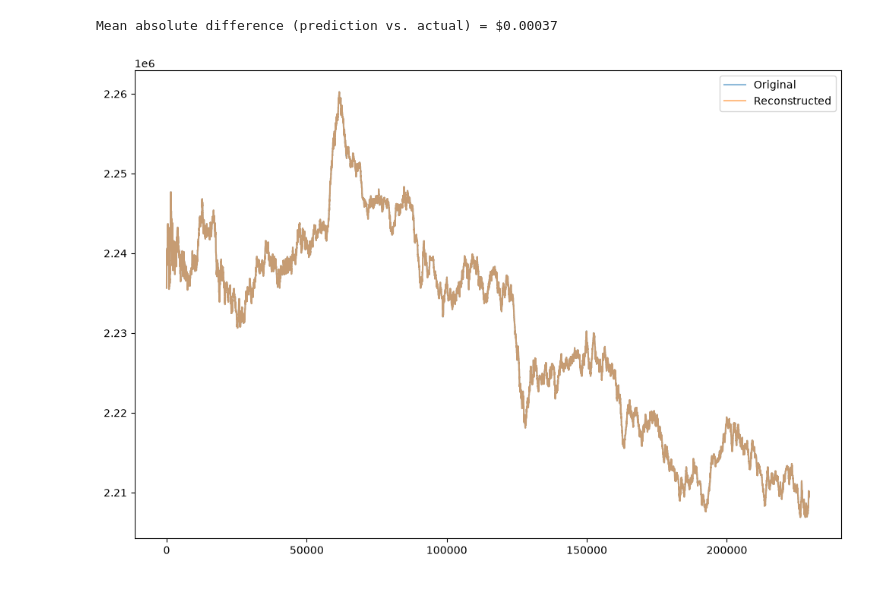
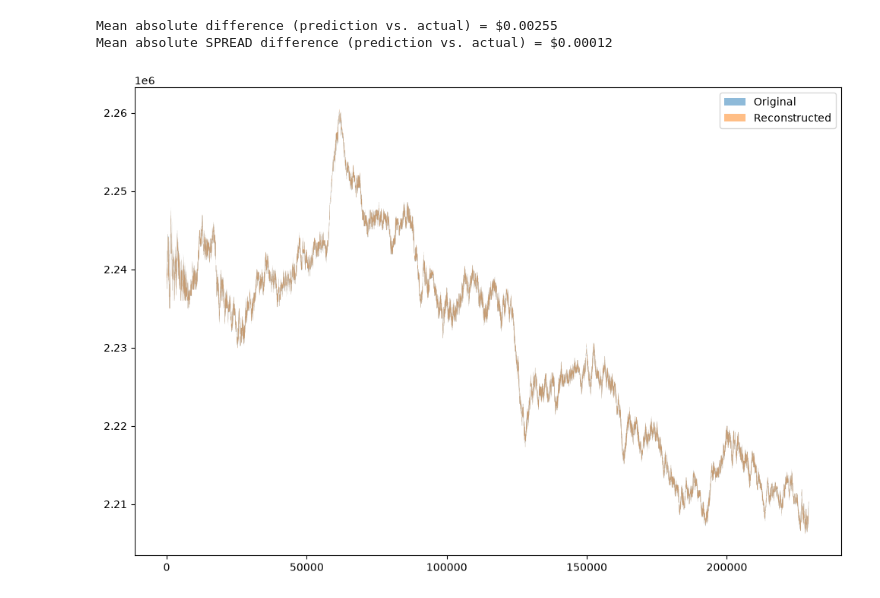
Before and after one commit to carsonalh/PatternAnalysis-2026, a Jupyter notebook: recognition/notebooks/lobster_autoencoder.ipynb, the cells around one changed output. Drawn from its saved outputs; the diff is of its cells as text; code cells hidden in the pictures.

```diff
--- a/recognition/notebooks/lobster_autoencoder.ipynb
+++ b/recognition/notebooks/lobster_autoencoder.ipynb
@@ -12,11 +12,11 @@ EPOCHS = 15
 
 device = torch.device('cuda' if torch.cuda.is_available() else 'cpu')
 
-embedder = Embedder.to(device)
+embedder = Embedder().to(device)
 decoder = Decoder.to(device)
 
 train_data = LOBSTERLevel10Dataset(train=True)
-train_loader = DataLoader(train_data, shuffle=True, batch_size=1024)
+train_loader = DataLoader(train_data, shuffle=False, batch_size=1024)
 
 optimizer = optim.Adam(chain(embedder.parameters(), decoder.parameters()), lr=3e-4)
 loss = MSELoss()
@@ -56,30 +42,47 @@ Epoch 15 done, total reconstruction loss = 0.0000366
 # %%
 from dataset import load_dfs
 import matplotlib.pyplot as plt
 import numpy as np
 
 books, _ = load_dfs()
 
 midpoints = np.array(0.5 * (books['ASKp1'] + books['BIDp1']))
+spreads = np.array(books['ASKp1'] - books['BIDp1'])
 
 midpoints_recon = []
+spreads_recon = []
 
 for batch in DataLoader(train_data, shuffle=False, batch_size=1024):
     batch = batch.to(device)
     with torch.no_grad():
         batch_recon = decoder(embedder(batch))
-    midpoints_recon.extend((train_data.LOG_MIDPOINT_STD * batch_recon.squeeze() + train_data.LOG_MIDPOINT_MEAN).exp().tolist())
+    midpoints_recon.extend(
+        (train_data.LOG_MIDPOINT_STD * batch_recon[..., 0] + train_data.LOG_MIDPOINT_MEAN)
+            .exp()
+            .tolist()
+    )
+    spreads_recon.extend(
+        (train_data.LOG_SPREAD_STD * batch_recon[..., 1] + train_data.LOG_SPREAD_MEAN)
+            .exp()
+            .tolist()
+    )
 
 midpoints_recon = np.array(midpoints_recon)
+spreads_recon = np.array(spreads_recon)
 midpoints = midpoints[:len(midpoints_recon)]
+spreads = spreads[:len(spreads_recon)]
 
 plt.figure(figsize=(12, 8))
 
-plt.plot(midpoints, label='Original', alpha=0.5)
-plt.plot(midpoints_recon, label='Reconstructed', alpha=0.5)
+x = np.arange(len(midpoints))
+
+plt.fill_between(x, midpoints - 0.5 * spreads, midpoints + 0.5 * spreads, label='Original', alpha=0.5)
+plt.fill_between(x, midpoints_recon - 0.5 * spreads_recon, midpoints_recon + 0.5 * spreads_recon, label='Reconstructed', alpha=0.5)
 plt.legend()
 
 print(f'Mean absolute difference (prediction vs. actual) = ${np.mean(np.absolute(midpoints - midpoints_recon)) / 10000:.5f}')
+print(f'Mean absolute SPREAD difference (prediction vs. actual) = ${np.mean(np.absolute(spreads - spreads_recon)) / 10000:.5f}')
 # %% [output]
-Mean absolute difference (prediction vs. actual) = $0.00037
+Mean absolute difference (prediction vs. actual) = $0.00255
+Mean absolute SPREAD difference (prediction vs. actual) = $0.00012
-[figure, old version]
+[figure, new version]
```
Also changed, not shown: parts of 1 cell of this notebook, 5 other files.
